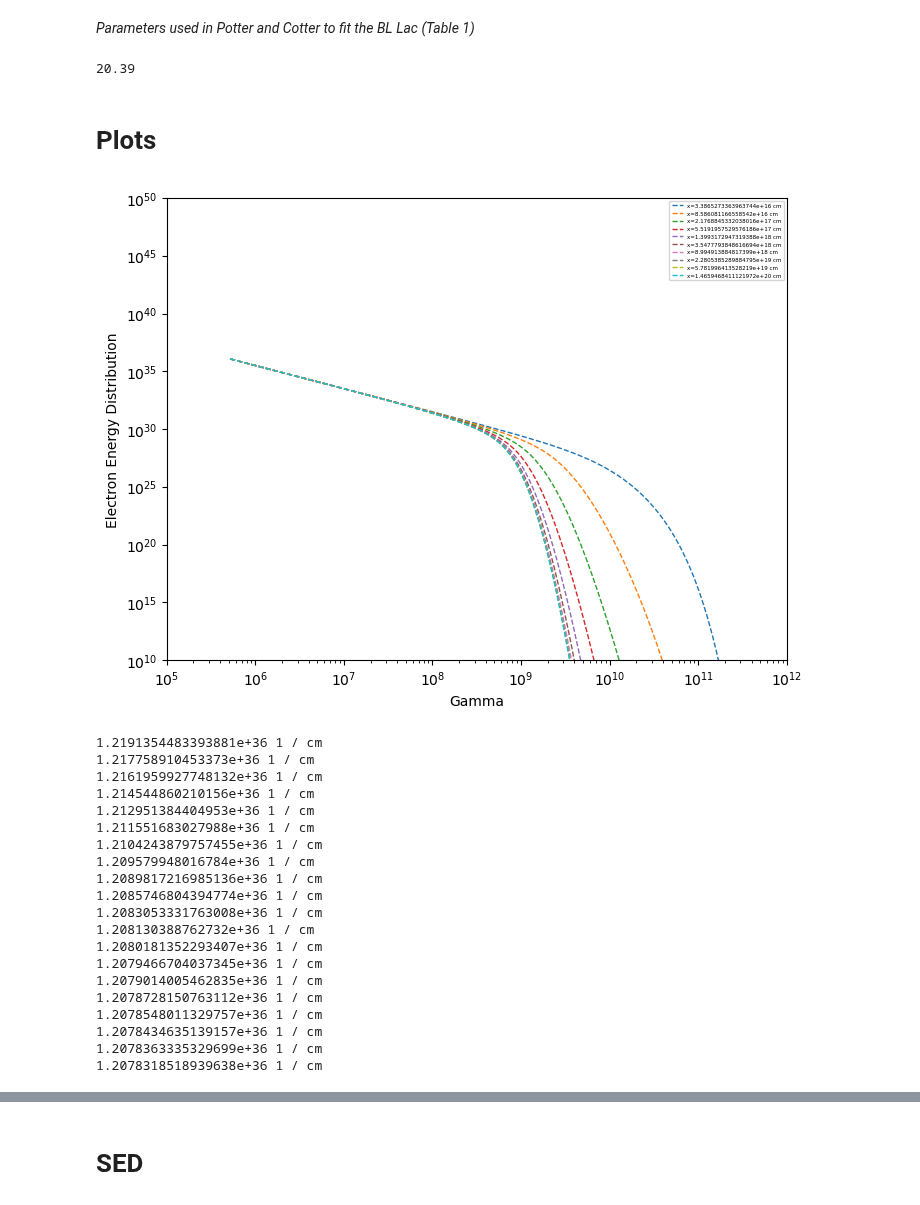
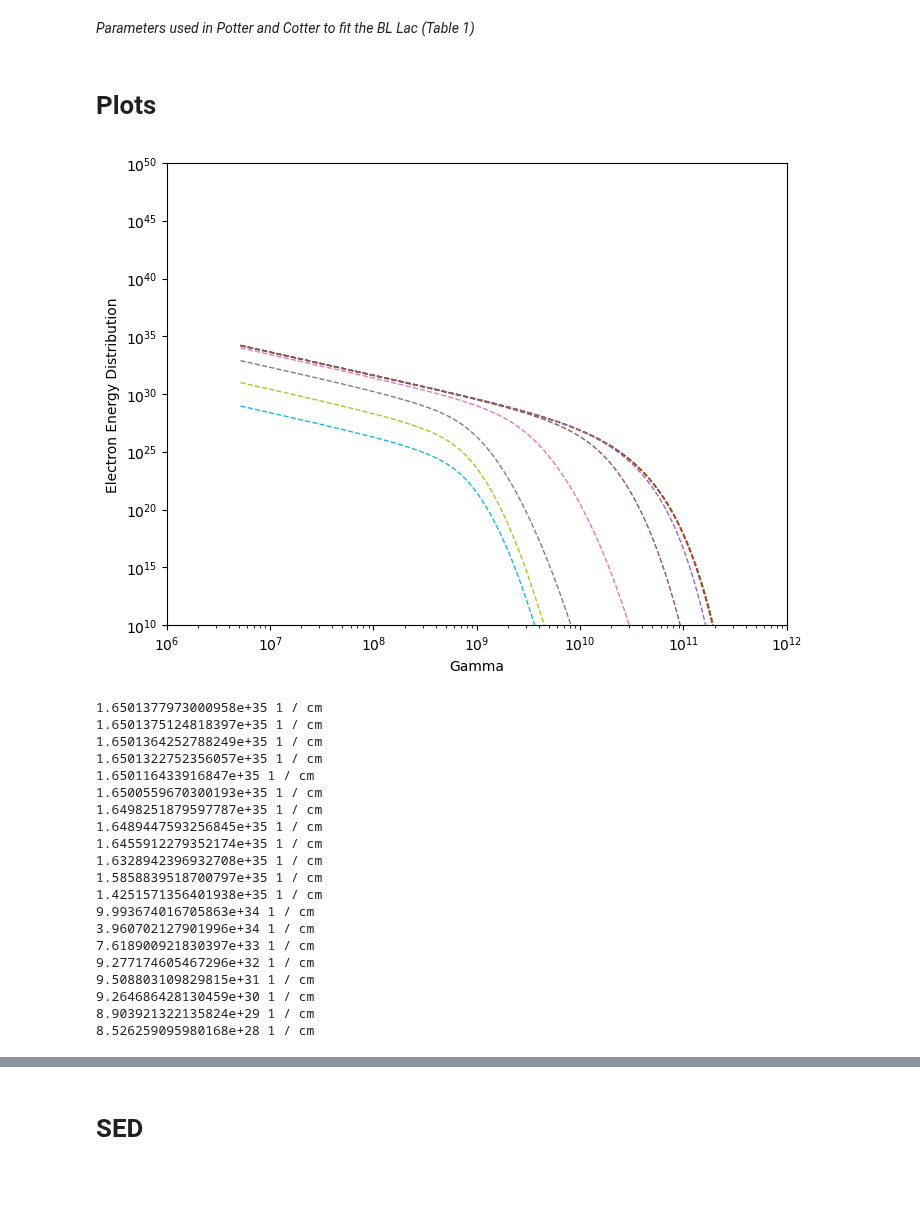
Before and after one commit to cosimoNigro/agnpy, a Jupyter notebook: electron_evolution.ipynb, the cells around one changed output, grey strips where cells are left out. Saved outputs shown, nothing was run; the diff lists cells and outputs as text; code cells hidden in the pictures.

```diff
--- a/electron_evolution.ipynb
+++ b/electron_evolution.ipynb
@@ -22,19 +31,15 @@ B_o =  (3.63 * 1e-5 * u.T).to(u.G)
 u_B = ((B_to_cgs(B_o)**2)/(8*np.pi)).to('erg cm-3')
 R_o = 7.32 * 1e15 * u.cm
 W_j = 7.63 * 1e36* u.W
-L = (100 * u.pc)
+L = (330 * u.pc)
 theta_open = 9.7 * u.deg
 Gamma = 12
 theta_s = 2 * u.deg
 A_equi = 1.0
 # Electron Distribution imposed by Potter and Cotter
 p = 2
-gamma_minimum = (5.11 * 1e6 * u.eV / mec2.to("eV")).value
+gamma_minimum = 1*(5.11 * 1e6 * u.eV / mec2.to("eV")).value
 gamma_c = (5.6 * 1e9 * u.eV / mec2.to("eV")).value
-n_e = ExpCutoffPowerLaw(k = 1 , mass=m_e, p=p, gamma_min = 0.1*gamma_minimum, gamma_max= 100*gamma_c, gamma_c= gamma_c )
+n_e = ExpCutoffPowerLaw(k = 1 , mass=m_e, p=p, gamma_min = gamma_minimum, gamma_max= 100*gamma_c, gamma_c= gamma_c )
 # %%
-jet = Cone.from_jet_power(W_j = W_j , B_o = B_o , L = L, n_e = n_e, theta = theta_open, Gamma=Gamma,x_size=100,gamma_e_size=1000, z =z,delta_D=20.39)
+jet = Cone.from_jet_power(W_j = W_j , B_o = B_o, L = L, n_e = n_e, theta = theta_open, Gamma=Gamma,x_size=100,gamma_e_size=1000, z =z,delta_D=20.39,electron_escape = True, escape_coefficient =3)
-# %%
-jet.delta_D
-# %% [output]
-20.39
@@ -94,37 +101,37 @@ x_sorted, y_sorted = zip(*sorted_data)
 # %%
 plt.figure(figsize=(8,6))
 for i, _n_e_g in enumerate(jet.N_e_xg[::10]):
     plt.loglog(mec2.to('eV')*jet.gamma_e, _n_e_g, label=f"x={jet.x[10*i]}",linestyle='dashed',lw=1)
 plt.xlabel('Gamma')
 plt.ylabel('Electron Energy Distribution')
-plt.legend(fontsize=4)
+#plt.legend(fontsize=7)
 plt.ylim(1e10,1e50)
-plt.xlim(1e5,1e12)
+plt.xlim(1e6,1e12)
 plt.show()
 # %% [output]
-[figure, old version]
+[figure, new version]
 # %%
 for i, N_e_x in enumerate(jet.N_e_xg[::5]):
     print(np.trapz(N_e_x,jet.gamma_e))
 # %% [output]
-1.2191354483393881e+36 1 / cm
-1.217758910453373e+36 1 / cm
-1.2161959927748132e+36 1 / cm
-1.214544860210156e+36 1 / cm
-1.212951384404953e+36 1 / cm
-1.211551683027988e+36 1 / cm
-1.2104243879757455e+36 1 / cm
-1.209579948016784e+36 1 / cm
-1.2089817216985136e+36 1 / cm
-1.2085746804394774e+36 1 / cm
-1.2083053331763008e+36 1 / cm
-1.208130388762732e+36 1 / cm
-1.2080181352293407e+36 1 / cm
-1.2079466704037345e+36 1 / cm
-1.2079014005462835e+36 1 / cm
-1.2078728150763112e+36 1 / cm
-1.2078548011329757e+36 1 / cm
-1.2078434635139157e+36 1 / cm
-1.2078363335329699e+36 1 / cm
-1.2078318518939638e+36 1 / cm
+1.6501377973000958e+35 1 / cm
+1.6501375124818397e+35 1 / cm
+1.6501364252788249e+35 1 / cm
+1.6501322752356057e+35 1 / cm
+1.650116433916847e+35 1 / cm
+1.6500559670300193e+35 1 / cm
+1.6498251879597787e+35 1 / cm
+1.6489447593256845e+35 1 / cm
+1.6455912279352174e+35 1 / cm
+1.6328942396932708e+35 1 / cm
+1.5858839518700797e+35 1 / cm
+1.4251571356401938e+35 1 / cm
+9.993674016705863e+34 1 / cm
+3.960702127901996e+34 1 / cm
+7.618900921830397e+33 1 / cm
+9.277174605467296e+32 1 / cm
+9.508803109829815e+31 1 / cm
+9.264686428130459e+30 1 / cm
+8.903921322135824e+29 1 / cm
+8.526259095980168e+28 1 / cm
 # %%
```
Also changed, not shown: parts of 34 cells of this notebook, 40 other files.
